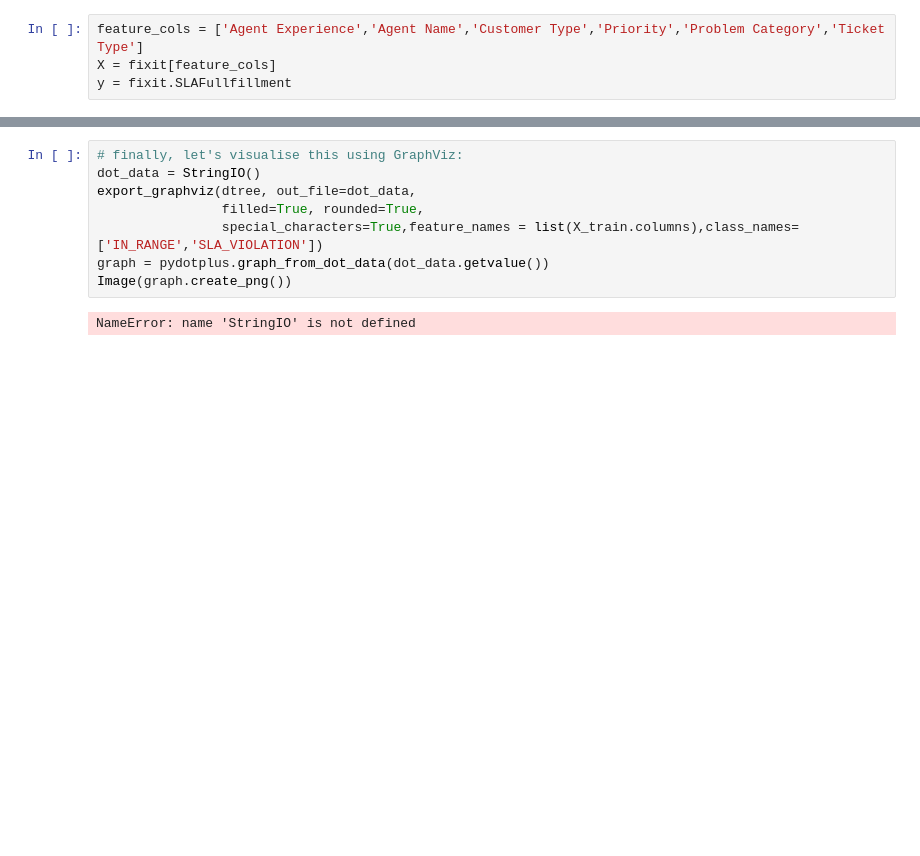
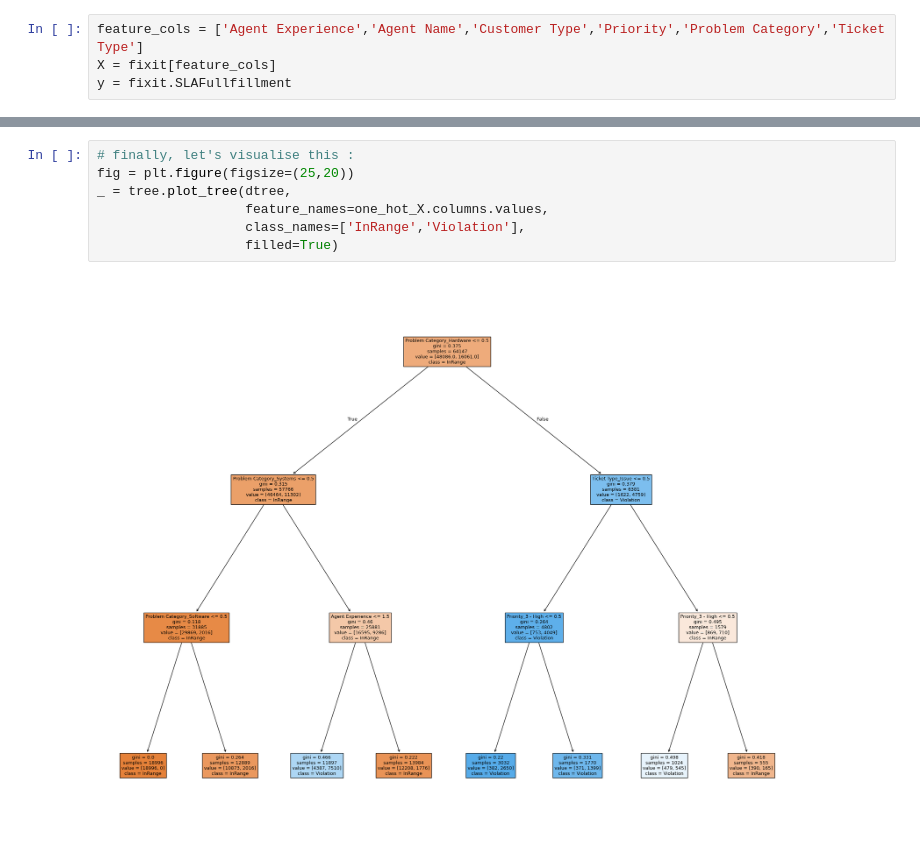
Before and after one commit to fwitschel/ML, a Jupyter notebook: notebooks/FixIt_in_class.ipynb, the cells around one changed output, grey strips where cells are left out. Saved outputs shown, nothing was run; the diff lists cells and outputs as text; blank space fills up the shorter version.

```diff
--- a/notebooks/FixIt_in_class.ipynb
+++ b/notebooks/FixIt_in_class.ipynb
@@ -68,10 +83,9 @@ Accuracy: 0.8734926412407027
-# %%
-# finally, let's visualise this using GraphViz:
-dot_data = StringIO()
-export_graphviz(dtree, out_file=dot_data,
-                filled=True, rounded=True,
-                special_characters=True,feature_names = list(X_train.columns),class_names=['IN_RANGE','SLA_VIOLATION'])
-graph = pydotplus.graph_from_dot_data(dot_data.getvalue())
-Image(graph.create_png())
-# %% [output]
-NameError: name 'StringIO' is not defined
+# %%
+# finally, let's visualise this :
+fig = plt.figure(figsize=(25,20))
+_ = tree.plot_tree(dtree,
+                   feature_names=one_hot_X.columns.values,
+                   class_names=['InRange','Violation'],
+                   filled=True)
+# %% [output]
+[figure, added]
```
Also changed, not shown: parts of 5 cells of this notebook.
